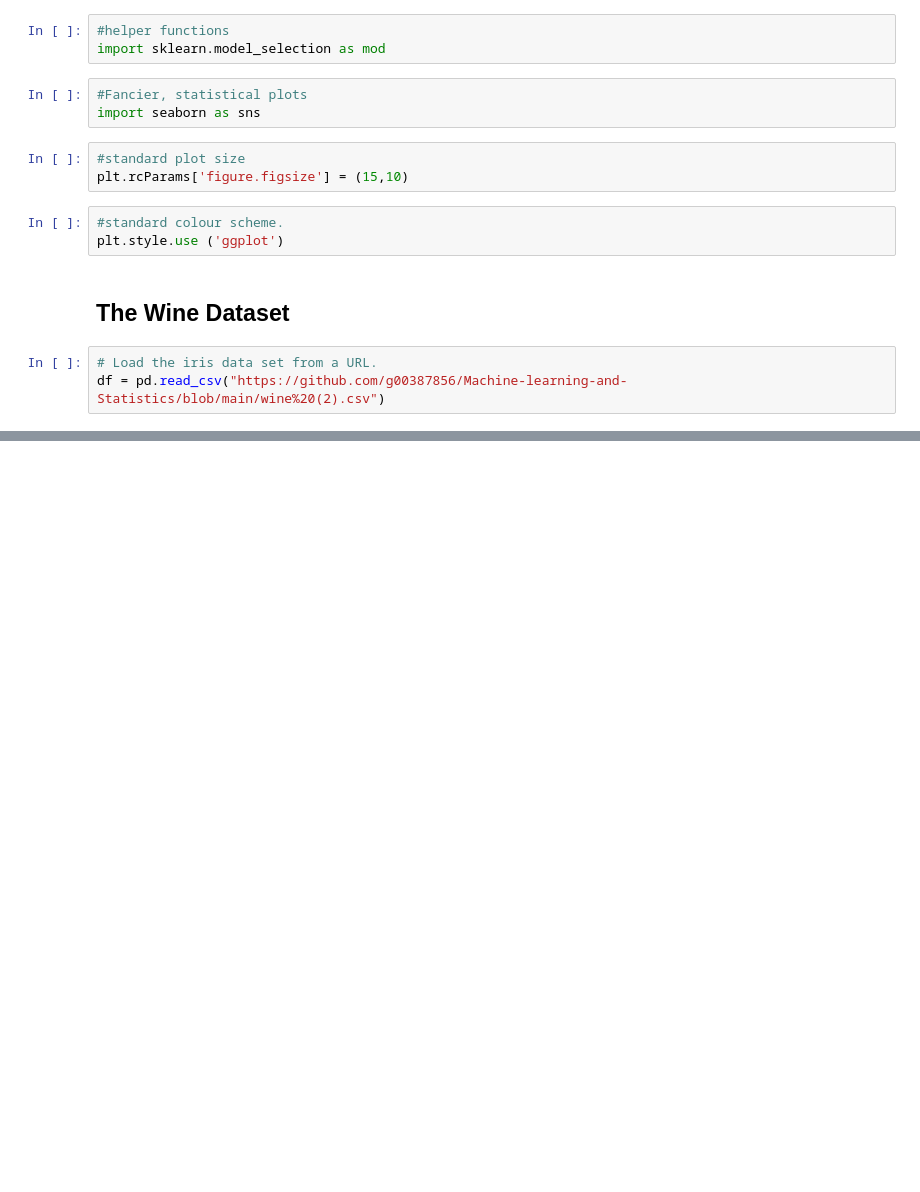
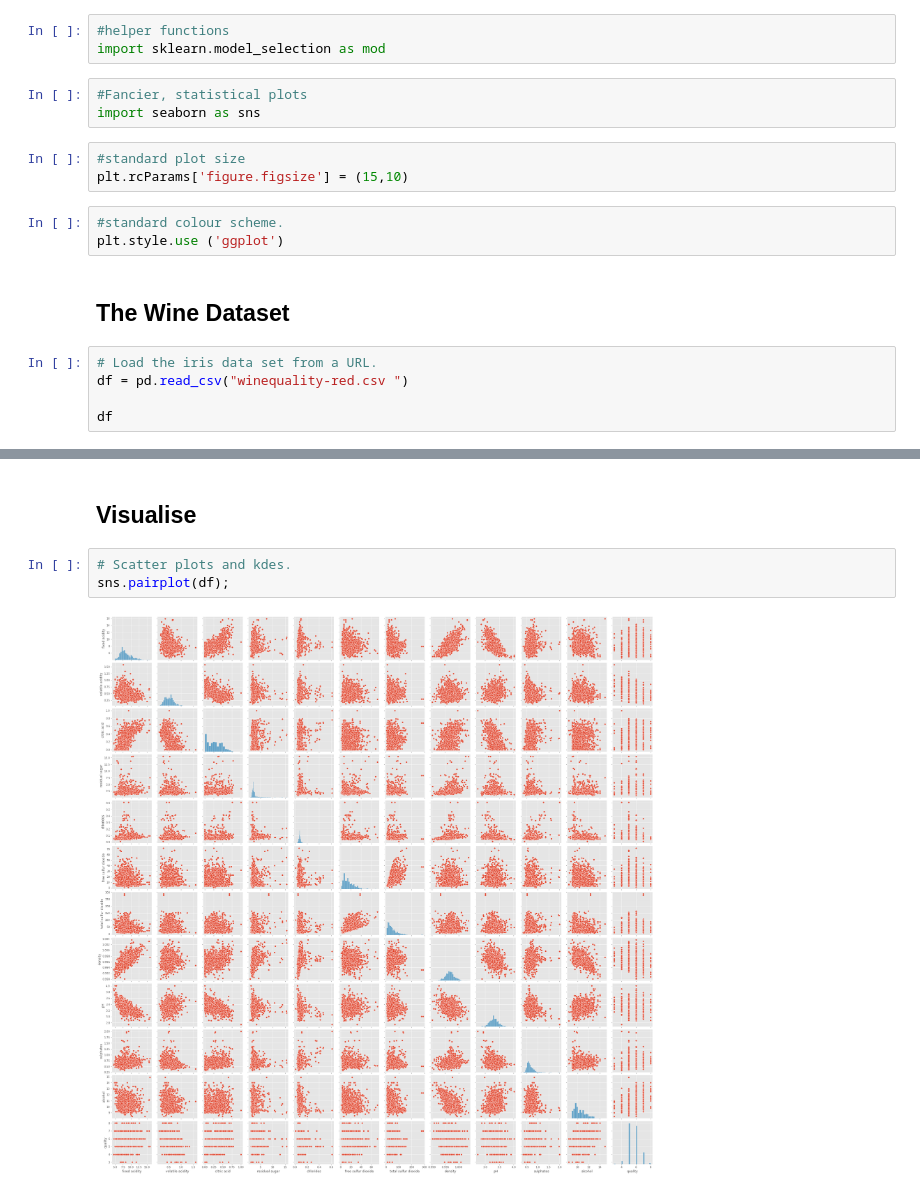
Before and after one commit to MichelleMoran431/Machine-learning-and-Statistics, a Jupyter notebook: Week 4 exercise.ipynb, the cells around one changed output, grey strips where cells are left out. Cells and saved outputs as stored; diff of their text form; blank space fills up the shorter version.

Commit message:
started classification of winequality dataset

```diff
--- a/Week 4 exercise.ipynb
+++ b/Week 4 exercise.ipynb
@@ -54,5 +56,7 @@ plt.style.use ('ggplot')
 ## The Wine Dataset
 # %%
 # Load the iris data set from a URL.
-df = pd.read_csv("https://github.com/g00387856/Machine-learning-and-Statistics/blob/main/wine%20(2).csv")
+df = pd.read_csv("winequality-red.csv ")
+
+df
 # %% [output]
@@ -59,0 +88,7 @@ b'Skipping line 117: expected 1 fields, saw 2\nSkipping line 136: expected 1 fie
+# %% [markdown]
+## Visualise ##
+# %%
+# Scatter plots and kdes.
+sns.pairplot(df);
+# %% [output]
+[figure, added]
```
Also changed, not shown: parts of 6 cells of this notebook, 5 other files.
